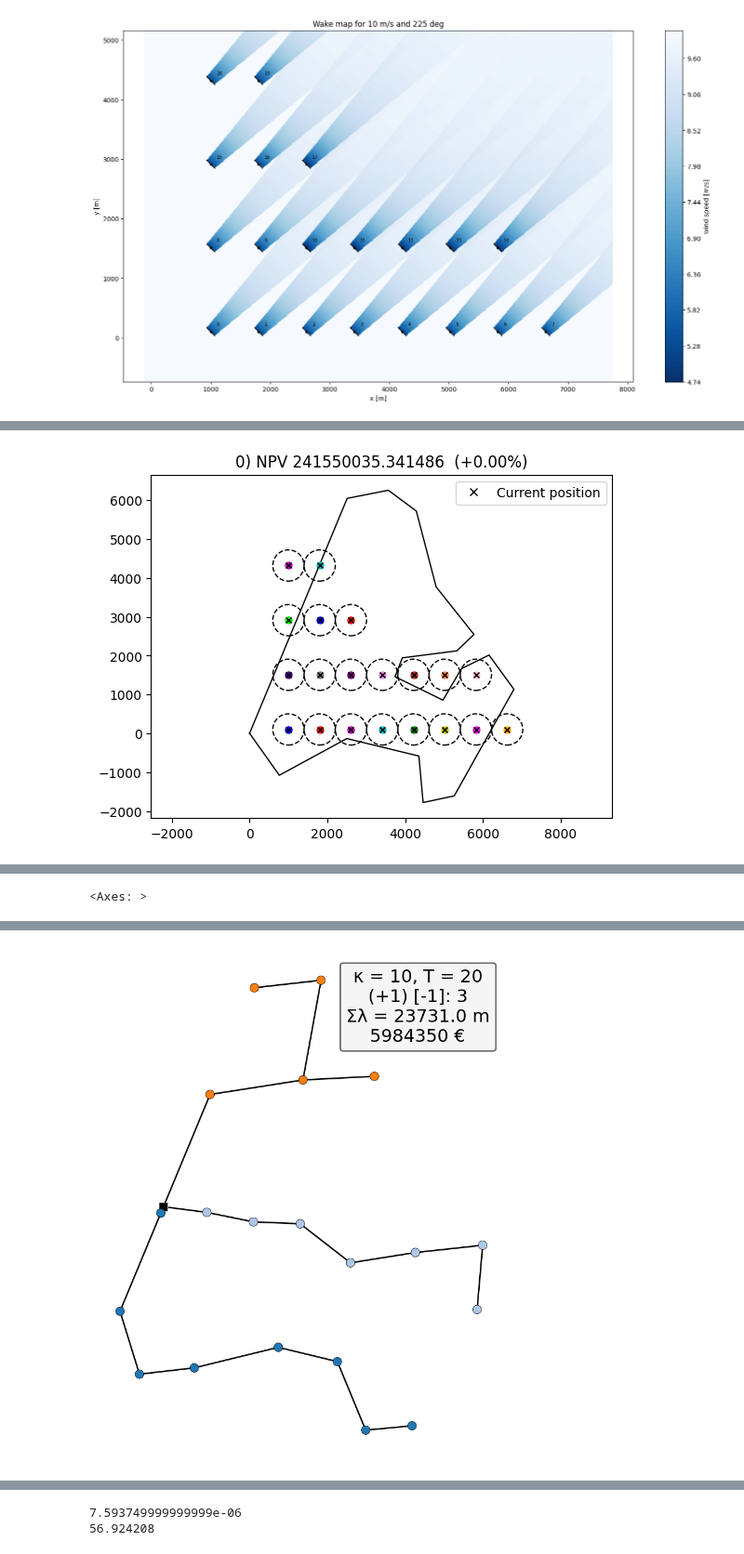
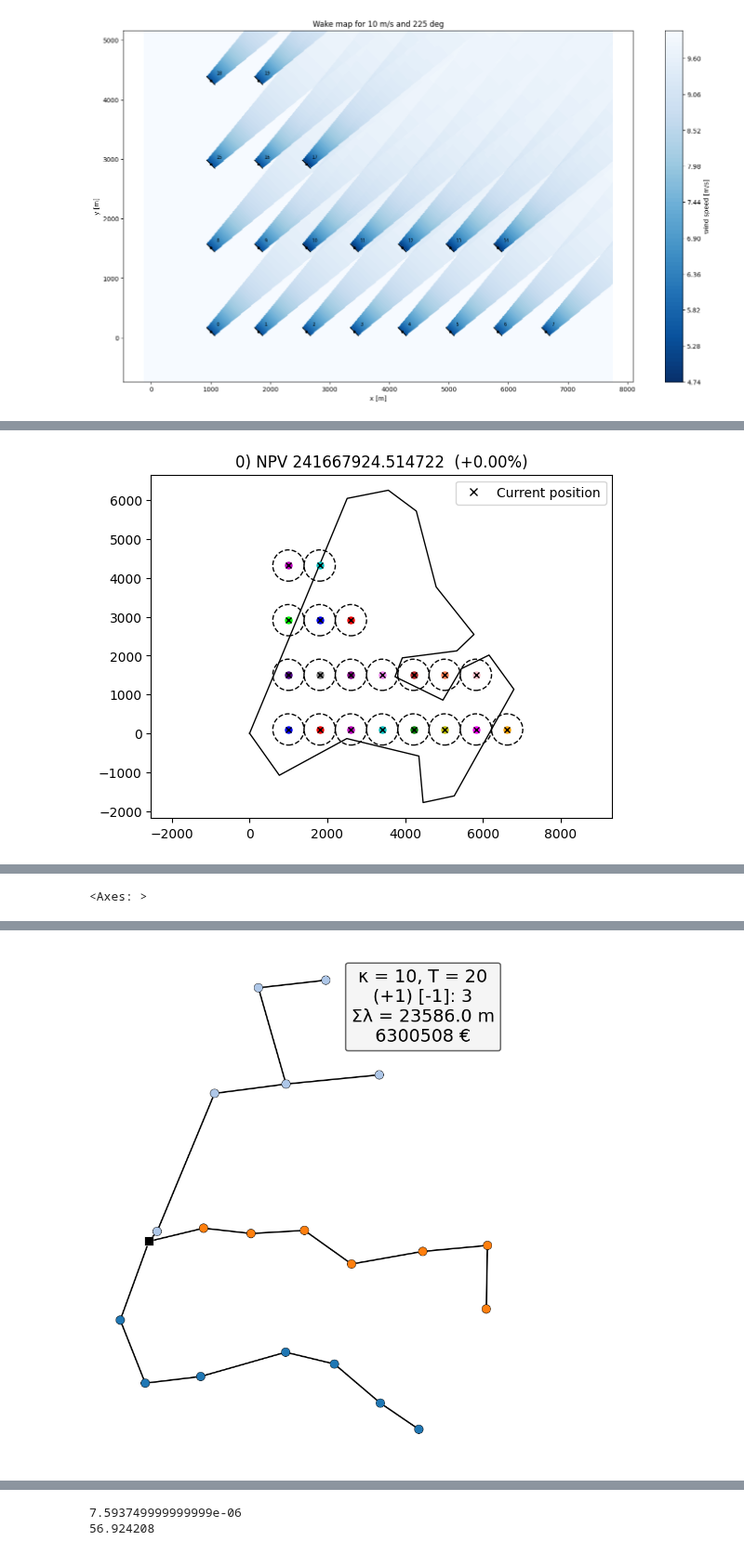
Before and after one commit to Xeidit/WindFarm2, a Jupyter notebook: WindFarmSimAndOptimisation.ipynb, the cells around one changed output, grey strips where cells are left out. Shown at 93% size. Cells and saved outputs as stored; diff of their text form; code cells hidden in the pictures.

```diff
--- a/WindFarmSimAndOptimisation.ipynb
+++ b/WindFarmSimAndOptimisation.ipynb
@@ -183,6 +183,8 @@ from topfarm.examples.bathymetry_ficticio import (
     plot_bathymetry_rect,
 )
 
+from openmdao.api import ExplicitComponent
+
 #Converstions between degrees on earth and m
 def m2d_lat(m):
     return m / 111000
@@ -200,11 +202,8 @@ def d2m_lon(d, lat_deg):
 array_voltage = 66e3
 
 ##Undersea cable calculations
-undersea_cables_from_sheet_area = [150,400,630,1000]
-undersea_cables_from_sheet_capacity = [375,590,715,825]
-
-
-
+undersea_cables_from_sheet_area = [240, 400, 630, 1000]
+undersea_cables_from_sheet_capacity = [480, 590, 715, 825]
 
 #Modifier factors
 ground_temp = 1.07
@@ -227,7 +226,6 @@ for c in range(len(undersea_cables_from_sheet_capacity)):
 # Inputs
 plot = True
 maxiter = 1000
-# Here you set up cables [<number of turbines can be connected>, <price in € per meter>]
 cables = cables
 LIFETIME = 25  # years
 el_price = 71.91  # fixed ppa price Euro per MWh
@@ -284,19 +282,36 @@ turbines_pos=np.asarray([wt_x,wt_y]).T
 
 #Define Substation position
 
-#shore_point_longLat = [(-2.220078, 56.877168)] #Shore point longatude, Latitude
-shore_point_longLat = [(-2.0515922374527653, 56.83987405630905)] #collection point longatude, Latitude
+#shore_point_longLat = [(-2.2180413, 56.8880809)] #Actually Shore point longatude, Latitude
+shore_point_longLat = [
+                        (-2.056542413149161, 56.834886186161545),
+                        ] #collection point longatude, Latitude
 
-shore_point_relative_long = shore_point_longLat[0][0] - boundry_longLat[0][0]
-shore_point_relative_lat = shore_point_longLat[0][1] - boundry_longLat[0][1]
+#shore_point_longLat = [(-2.0135713231569827, 56.88665273330573,)] # Connection point in farm
 
-substations_pos = np.asarray(
-    [[
-        d2m_lon(shore_point_relative_long, boundry_longLat[0][1]),
-        d2m_lat(shore_point_relative_lat),
-    ]]
-)
+shore_point_relative_long = []
+shore_point_relative_lat = []
 
+for b in range(len(shore_point_longLat)):
+    shore_point_relative_long_calc = shore_point_longLat[b][0] - boundry_longLat[0][0]
+    print(shore_point_relative_long_calc)
+    shore_point_relative_long.append(
+        d2m_lon(shore_point_relative_long_calc, shore_point_longLat[b][1])
+    )
+
+    shore_point_relative_lat_calc = shore_point_longLat[b][1] - boundry_longLat[0][1]
+    print(shore_point_relative_lat_calc)
+    shore_point_relative_lat.append(
+        d2m_lat(shore_point_relative_lat_calc)
+    )
+
+
+substations_pos = np.column_stack([
+    np.asarray(shore_point_relative_long, dtype=float),
+    np.asarray(shore_point_relative_lat, dtype=float),
+])
+
+print(substations_pos)
 wfm = BastankhahGaussian(site, wt) #Define wind farm model
 
 #Water Depth
@@ -315,6 +330,38 @@ def water_depth_func(x, y, **kwargs):
     points = np.array([xnew.flatten(), ynew.flatten()]).T
     return - np.diag(bathymetry_interpolator(points).reshape(n_wt, n_wt).T)
 '''
+#Define maximum number of connections to the turbines
+
+class MaxConnectionsConstraint(ExplicitComponent): #Not used
+    def initialize(self):
+        self.options.declare("n_wt", types=int)
+
+    def setup(self):
+        n = self.options["n_wt"]
+
+        # Input: adjacency matrix or edge list from WFN
+        self.add_input("adj_matrix", shape=(n, n))
+
+        # Output: constraint vector (one per turbine)
+        self.add_output("max_conn_constraint", shape=n)
+
+        # Declare partials (dense is fine for small farms)
+        self.declare_partials("max_conn_constraint", "adj_matrix")
+
+    def compute(self, inputs, outputs):
+        adj = inputs["adj_matrix"]
+
+        # Count connections per turbine
+        connections = np.sum(adj > 0, axis=1)
+
+        # Constraint: connections_i - 2 <= 0
+        outputs["max_conn_constraint"] = connections - 2
+
+    def compute_partials(self, inputs, partials):
+        # Derivative: d(connections_i)/d(adj_matrix[i,j]) = 1
+        n = self.options["n_wt"]
+        partials["max_conn_constraint", "adj_matrix"] = np.ones((n, n))
+
 
 #Econamy
 Drotor_vector = [wt.diameter()] * n_wt #Diameter of each turbine
@@ -352,7 +399,6 @@ project = Project(
     product_prices={Product.SPOT_ELECTRICITY: el_price},
     depreciation=Depreciation(rate=(0, 1), year=(0, LIFETIME)),
 )
-
 
 def economic_func(aep, water_depth, cabling_cost, **kwargs):
     aep_scaled = aep * 10**3
@@ -399,7 +445,6 @@ water_depth_component = CostModelComponent(
     output_keys=[("water_depth", np.zeros(n_wt))],
 )
 
-
 cable_component = WFNComponent(turbines_pos, substations_pos, cables)
 
 #Build component for Net Present Value to maximise
@@ -438,6 +483,11 @@ tf = TopFarmProblem(
     expected_cost=1e1,
 )
 
+#tf.model.list_outputs(prom_name=True, out_stream=sys.stdout)
+
+# Connect adjacency matrix from WFN to the component
+#tf.model.connect('WFN.adj_matrix', 'max_conn_comp.adj_matrix')
+
 
 #Smart Start
 
@@ -473,4 +526,4 @@ could not plot ys
-[figure, old version]
+[figure, new version]
 # %%
 
 #Define Engineering windfarm model for new layout
```
Also changed, not shown: parts of 6 cells of this notebook, 6 other files.
